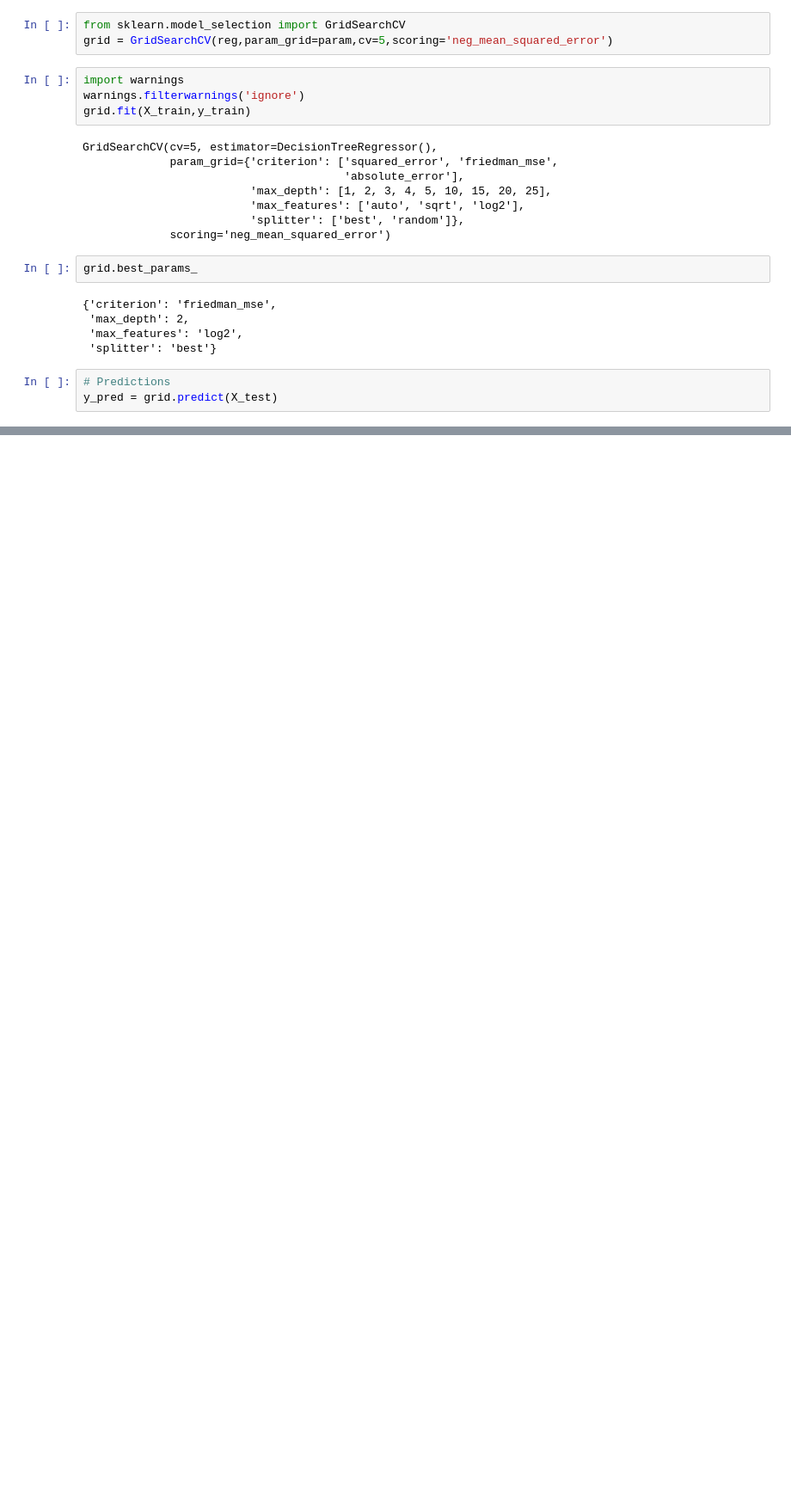
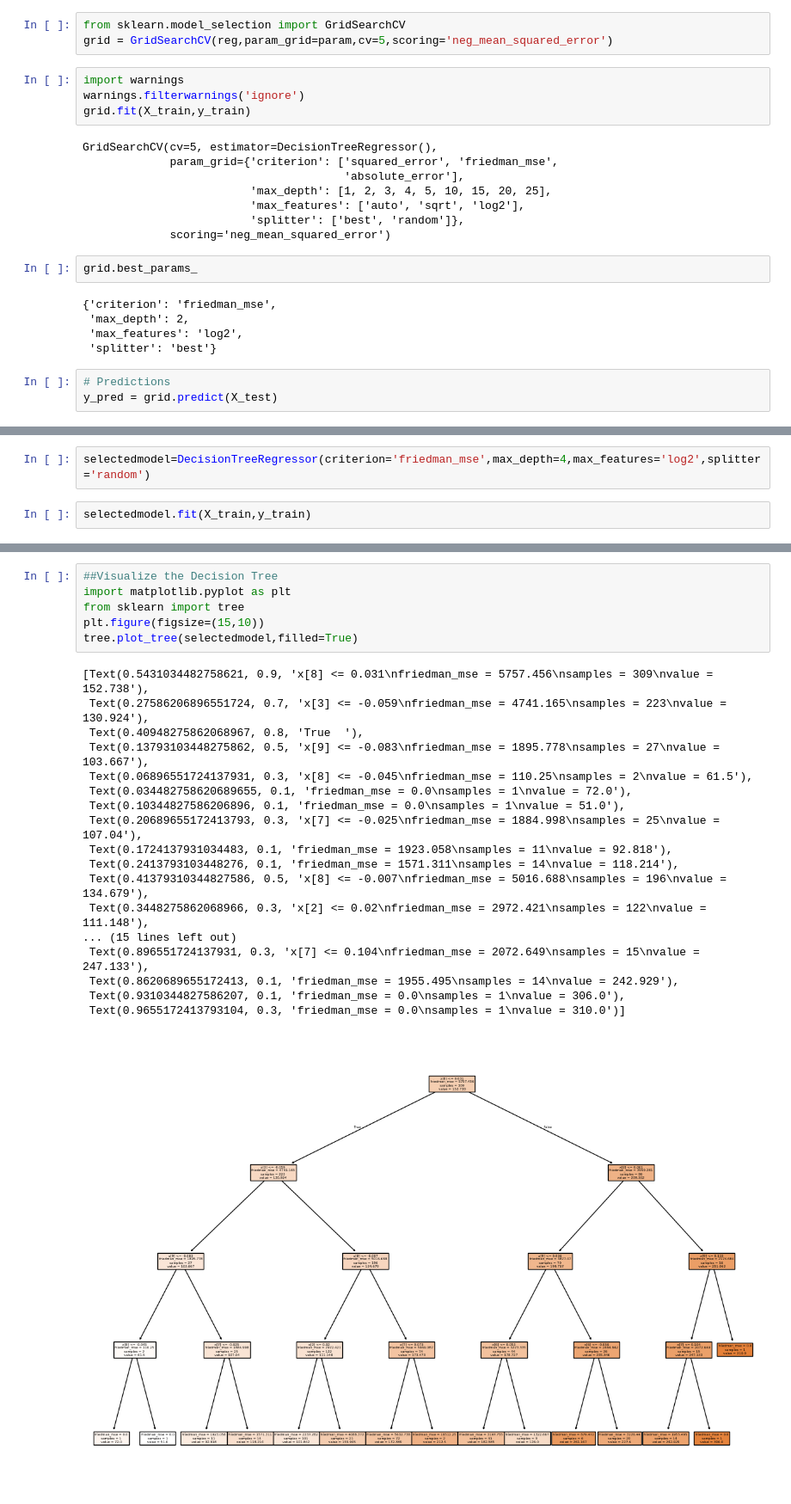
Before and after one commit to vaibhav44byte/ML, a Jupyter notebook: Decision tree/Diabetes Prediction using Decision tree regressor.ipynb, the cells around one changed output, grey strips where cells are left out. Shown at 86% size. Cells and saved outputs as stored; diff of their text form; blank space fills up the shorter version.

```diff
--- a/Decision tree/Diabetes Prediction using Decision tree regressor.ipynb
+++ b/Decision tree/Diabetes Prediction using Decision tree regressor.ipynb
@@ -142,0 +149,4 @@ print(mean_squared_error(y_test,y_pred))
+# %%
+selectedmodel=DecisionTreeRegressor(criterion='friedman_mse',max_depth=4,max_features='log2',splitter='random')
+# %%
+selectedmodel.fit(X_train,y_train)
@@ -142,0 +156,25 @@ print(mean_squared_error(y_test,y_pred))
+# %%
+##Visualize the Decision Tree
+import matplotlib.pyplot as plt
+from sklearn import tree
+plt.figure(figsize=(15,10))
+tree.plot_tree(selectedmodel,filled=True)
+# %% [output]
+[Text(0.5431034482758621, 0.9, 'x[8] <= 0.031\nfriedman_mse = 5757.456\nsamples = 309\nvalue = 152.738'),
+ Text(0.27586206896551724, 0.7, 'x[3] <= -0.059\nfriedman_mse = 4741.165\nsamples = 223\nvalue = 130.924'),
+ Text(0.40948275862068967, 0.8, 'True  '),
+ Text(0.13793103448275862, 0.5, 'x[9] <= -0.083\nfriedman_mse = 1895.778\nsamples = 27\nvalue = 103.667'),
+ Text(0.06896551724137931, 0.3, 'x[8] <= -0.045\nfriedman_mse = 110.25\nsamples = 2\nvalue = 61.5'),
+ Text(0.034482758620689655, 0.1, 'friedman_mse = 0.0\nsamples = 1\nvalue = 72.0'),
+ Text(0.10344827586206896, 0.1, 'friedman_mse = 0.0\nsamples = 1\nvalue = 51.0'),
+ Text(0.20689655172413793, 0.3, 'x[7] <= -0.025\nfriedman_mse = 1884.998\nsamples = 25\nvalue = 107.04'),
+ Text(0.1724137931034483, 0.1, 'friedman_mse = 1923.058\nsamples = 11\nvalue = 92.818'),
+ Text(0.2413793103448276, 0.1, 'friedman_mse = 1571.311\nsamples = 14\nvalue = 118.214'),
+ Text(0.41379310344827586, 0.5, 'x[8] <= -0.007\nfriedman_mse = 5016.688\nsamples = 196\nvalue = 134.679'),
+ Text(0.3448275862068966, 0.3, 'x[2] <= 0.02\nfriedman_mse = 2972.421\nsamples = 122\nvalue = 111.148'),
+... (15 lines left out)
+ Text(0.896551724137931, 0.3, 'x[7] <= 0.104\nfriedman_mse = 2072.649\nsamples = 15\nvalue = 247.133'),
+ Text(0.8620689655172413, 0.1, 'friedman_mse = 1955.495\nsamples = 14\nvalue = 242.929'),
+ Text(0.9310344827586207, 0.1, 'friedman_mse = 0.0\nsamples = 1\nvalue = 306.0'),
+ Text(0.9655172413793104, 0.3, 'friedman_mse = 0.0\nsamples = 1\nvalue = 310.0')]
+[figure, added]
```
Also changed, not shown: parts of 3 cells of this notebook, 2 other files.
